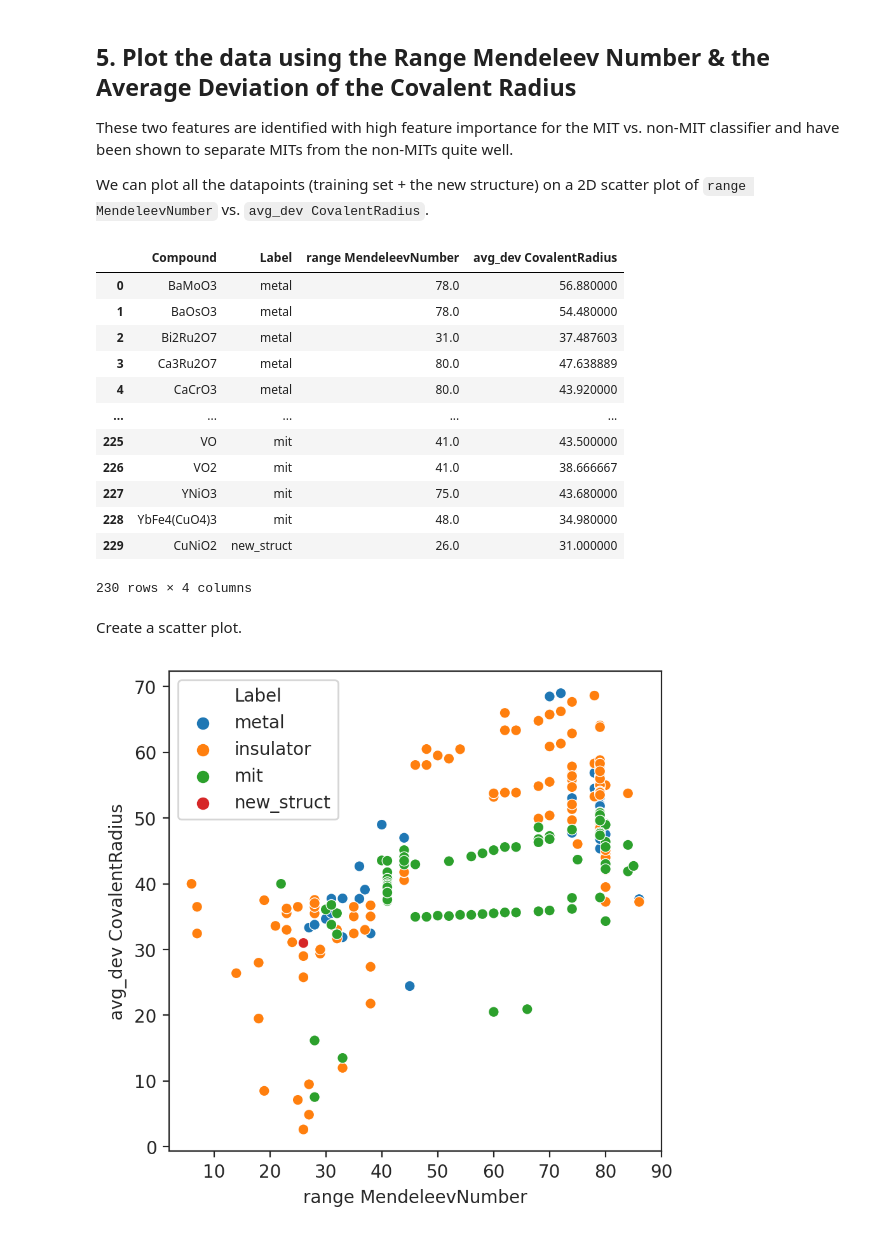
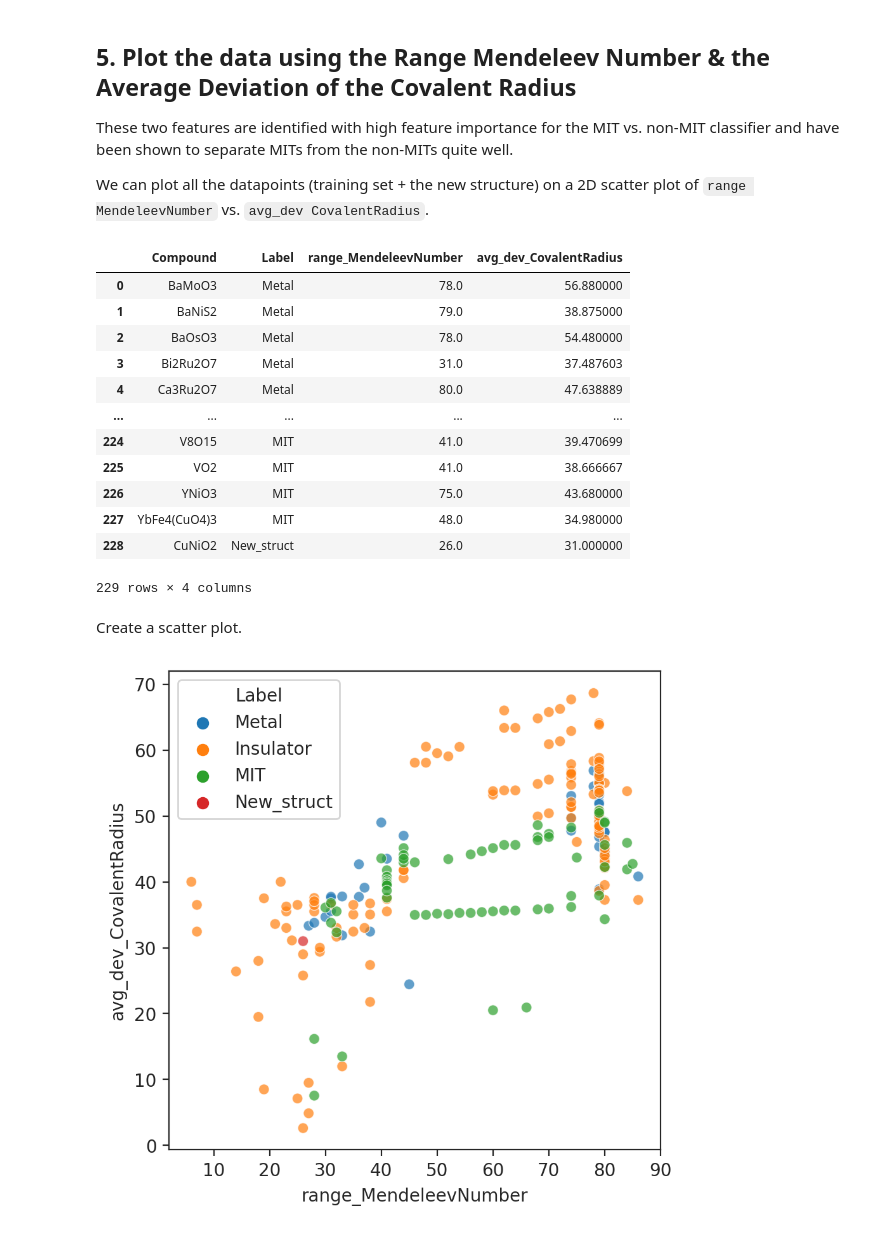
Before and after one commit to rpw199912j/mit_model_code, a Jupyter notebook: notebooks/pipeline_demo.ipynb, the cells around one changed output. Cells and saved outputs as stored; diff of their text form; code cells hidden in the pictures.

```diff
--- a/notebooks/pipeline_demo.ipynb
+++ b/notebooks/pipeline_demo.ipynb
@@ -31,6 +33,6 @@ There are two demo structures: CuNiO$_2$ and Ca2CoN$_2$ for you to try out and t
 # %%
 PROCESSED_PATH = "../data/processed/IMT_reduced_feature_set.xlsx"
-FULL_PATH = "../data/processed/IMT_Classification_Dataset_Processed_v5.xlsx"
+FULL_PATH = "../data/processed/IMT_Classification_Dataset_Processed_v9.xlsx"
 NEW_STRUCT_PATH = "./user_defined_structures/CuNiO2_mp-1178372_primitive.cif"
 # %% [markdown]
 # Define some helper functions
@@ -214,34 +213,37 @@ y_plot = "avg_dev CovalentRadius"
+# %%
+x_plot = "range_MendeleevNumber"
+y_plot = "avg_dev_CovalentRadius"
 # %%
 # get the relevant columns from the training set
 df_plot = df[["Compound", "Label", x_plot, y_plot]]
 # get the relevant columns from the new structure dataframe
 new_struct_plot = new_struct_df_with_name[["Compound", x_plot, y_plot]]
 # assign 3 to new strucuture's label to distinguish it from the original training set
-new_struct_plot["Label"] = "new_struct"
+new_struct_plot["Label"] = "New_struct"
 # combine the two datasets
 combined_df_plot = pd.concat([df_plot, new_struct_plot], ignore_index=True)
 # change the numeric label into string format to allow discrete color scale for plotting
-combined_df_plot = combined_df_plot.replace({"Label": {0: "metal", 1: "insulator", 2: "mit"}})
+combined_df_plot = combined_df_plot.replace({"Label": {0: "Metal", 1: "Insulator", 2: "MIT"}})
 combined_df_plot
 # %% [output]
-|  | Compound | Label | range MendeleevNumber | avg_dev CovalentRadius |
-| 0 | BaMoO3 | metal | 78.0 | 56.880000 |
-| 1 | BaOsO3 | metal | 78.0 | 54.480000 |
-| 2 | Bi2Ru2O7 | metal | 31.0 | 37.487603 |
-| 3 | Ca3Ru2O7 | metal | 80.0 | 47.638889 |
-| 4 | CaCrO3 | metal | 80.0 | 43.920000 |
+|  | Compound | Label | range_MendeleevNumber | avg_dev_CovalentRadius |
+| 0 | BaMoO3 | Metal | 78.0 | 56.880000 |
+| 1 | BaNiS2 | Metal | 79.0 | 38.875000 |
+| 2 | BaOsO3 | Metal | 78.0 | 54.480000 |
+| 3 | Bi2Ru2O7 | Metal | 31.0 | 37.487603 |
+| 4 | Ca3Ru2O7 | Metal | 80.0 | 47.638889 |
 | ... | ... | ... | ... | ... |
-| 225 | VO | mit | 41.0 | 43.500000 |
-| 226 | VO2 | mit | 41.0 | 38.666667 |
-| 227 | YNiO3 | mit | 75.0 | 43.680000 |
-| 228 | YbFe4(CuO4)3 | mit | 48.0 | 34.980000 |
-| 229 | CuNiO2 | new_struct | 26.0 | 31.000000 |
+| 224 | V8O15 | MIT | 41.0 | 39.470699 |
+| 225 | VO2 | MIT | 41.0 | 38.666667 |
+| 226 | YNiO3 | MIT | 75.0 | 43.680000 |
+| 227 | YbFe4(CuO4)3 | MIT | 48.0 | 34.980000 |
+| 228 | CuNiO2 | New_struct | 26.0 | 31.000000 |
-230 rows × 4 columns
+229 rows × 4 columns
 # %% [markdown]
 Create a scatter plot.
 # %%
 with sns.axes_style("ticks"):
     plt.figure(figsize=(5,5), dpi=200)
-    sns.scatterplot(data=combined_df_plot, x=x_plot, y=y_plot, hue="Label")
+    sns.scatterplot(data=combined_df_plot, x=x_plot, y=y_plot, hue="Label", alpha=0.7)
 # %% [output]
-[figure, old version]
+[figure, new version]
```
Also changed, not shown: parts of 13 cells of this notebook, 5 other files.
